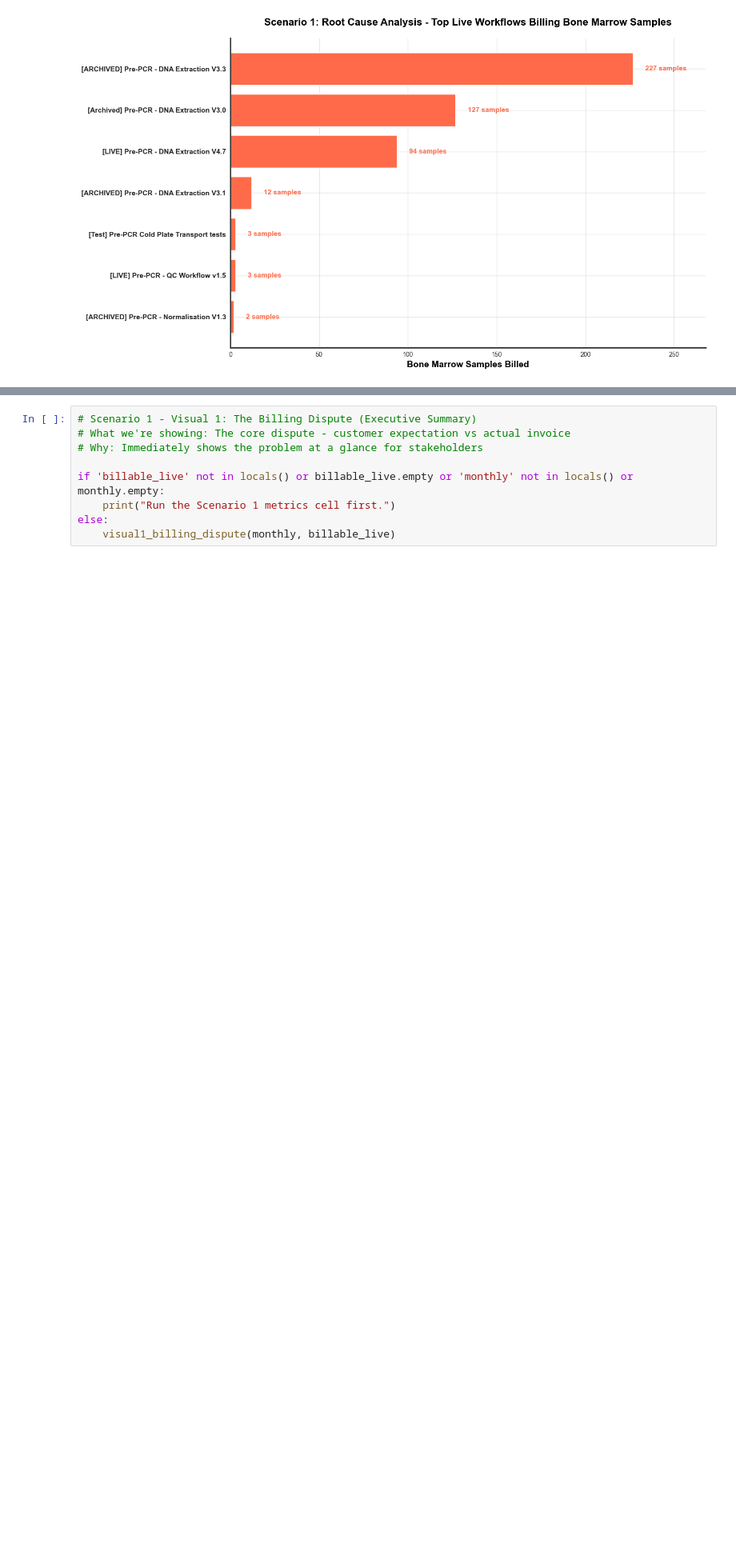
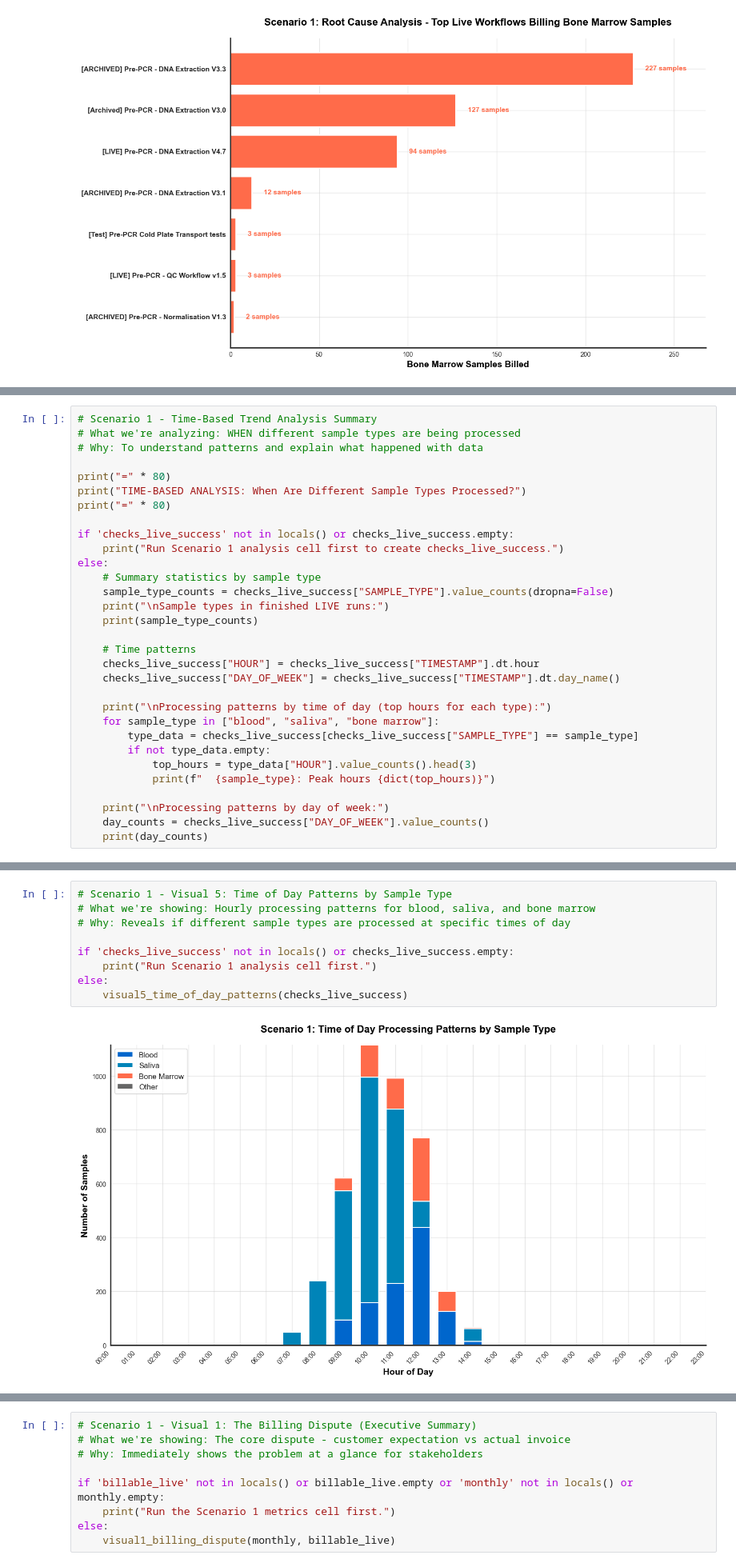
Before and after one commit to megpatakota/customer_data_analysis, a Jupyter notebook: main.ipynb, the cells around one changed output, grey strips where cells are left out. Shown at 80% size. Saved outputs shown, nothing was run; the diff lists cells and outputs as text; blank space fills up the shorter version.

```diff
--- a/main.ipynb
+++ b/main.ipynb
@@ -580,0 +608,31 @@ else:
+# %%
+# Scenario 1 - Time-Based Trend Analysis Summary
+# What we're analyzing: WHEN different sample types are being processed
+# Why: To understand patterns and explain what happened with data
+
+print("=" * 80)
+print("TIME-BASED ANALYSIS: When Are Different Sample Types Processed?")
+print("=" * 80)
+
+if 'checks_live_success' not in locals() or checks_live_success.empty:
+    print("Run Scenario 1 analysis cell first to create checks_live_success.")
+else:
+    # Summary statistics by sample type
+    sample_type_counts = checks_live_success["SAMPLE_TYPE"].value_counts(dropna=False)
+    print("\nSample types in finished LIVE runs:")
+    print(sample_type_counts)
+
+    # Time patterns
+    checks_live_success["HOUR"] = checks_live_success["TIMESTAMP"].dt.hour
+    checks_live_success["DAY_OF_WEEK"] = checks_live_success["TIMESTAMP"].dt.day_name()
+
+    print("\nProcessing patterns by time of day (top hours for each type):")
+    for sample_type in ["blood", "saliva", "bone marrow"]:
+        type_data = checks_live_success[checks_live_success["SAMPLE_TYPE"] == sample_type]
+        if not type_data.empty:
+            top_hours = type_data["HOUR"].value_counts().head(3)
+            print(f"  {sample_type}: Peak hours {dict(top_hours)}")
+
+    print("\nProcessing patterns by day of week:")
+    day_counts = checks_live_success["DAY_OF_WEEK"].value_counts()
+    print(day_counts)
@@ -580,0 +657,11 @@ else:
+# %%
+# Scenario 1 - Visual 5: Time of Day Patterns by Sample Type
+# What we're showing: Hourly processing patterns for blood, saliva, and bone marrow
+# Why: Reveals if different sample types are processed at specific times of day
+
+if 'checks_live_success' not in locals() or checks_live_success.empty:
+    print("Run Scenario 1 analysis cell first.")
+else:
+    visual5_time_of_day_patterns(checks_live_success)
+# %% [output]
+[figure, added]
```
Also changed, not shown: parts of 25 cells of this notebook, 10 other files.
